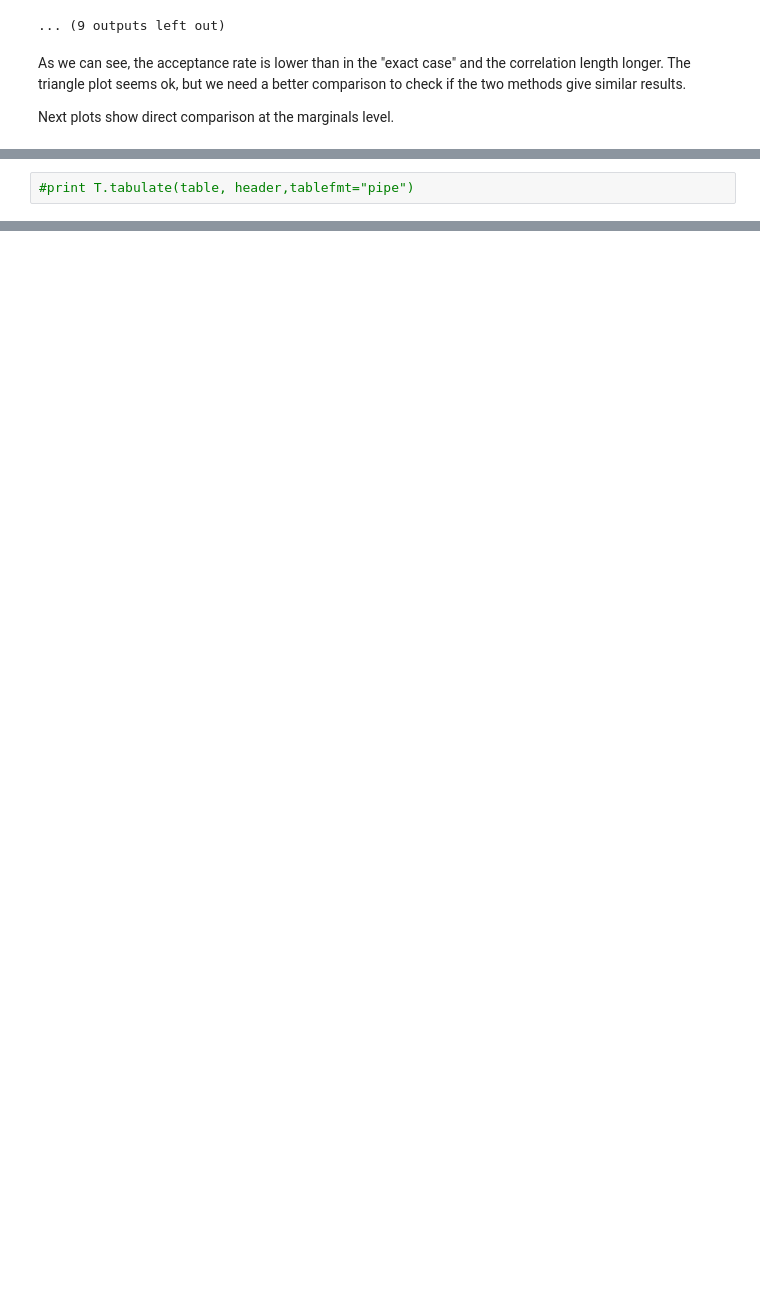
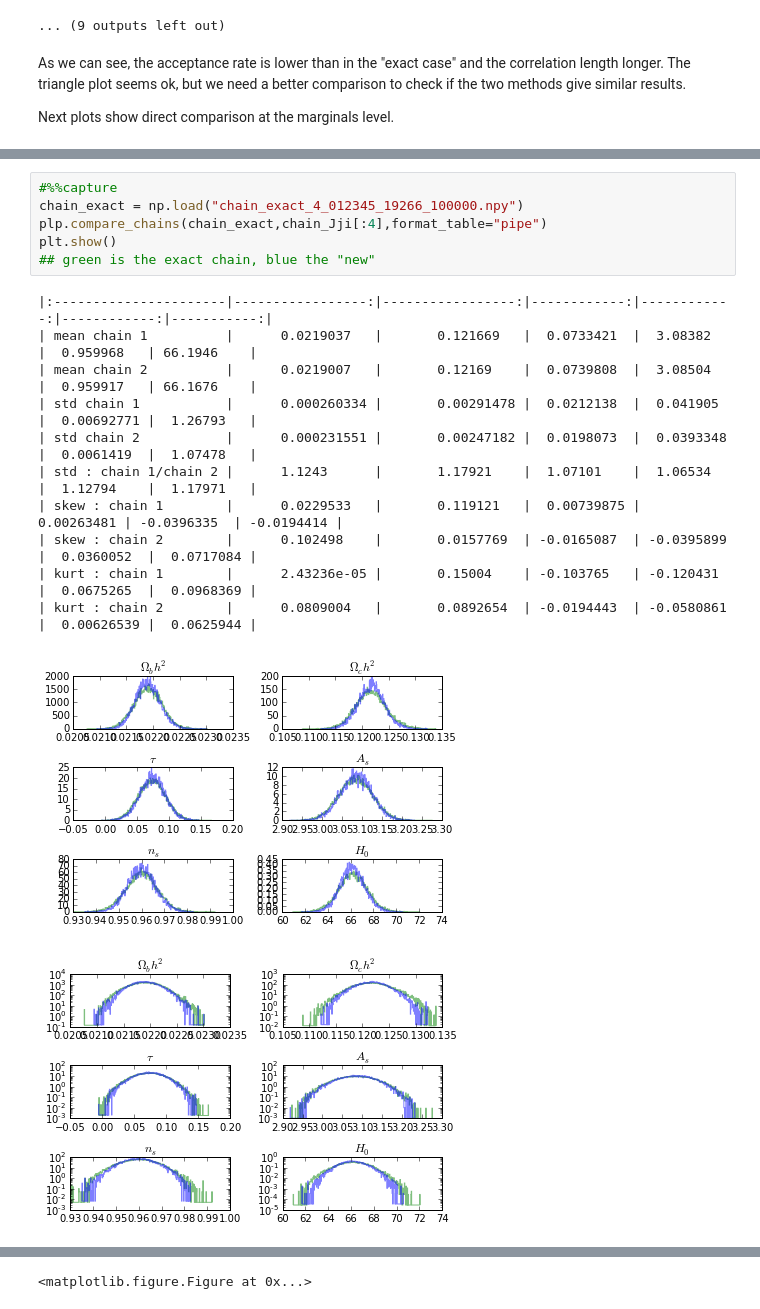
Before and after one commit to BenjaminRacine/ParameterSampling, a Jupyter notebook: Test_new_idea.ipynb, the cells around one changed output, grey strips where cells are left out. Cells and saved outputs as stored; diff of their text form; blank space fills up the shorter version.

```diff
--- a/Test_new_idea.ipynb
+++ b/Test_new_idea.ipynb
@@ -69,2 +59,19 @@ Next plots show direct comparison at the marginals level.
-# %%
-#print T.tabulate(table, header,tablefmt="pipe")
+# %%
+#%%capture
+chain_exact = np.load("chain_exact_4_012345_19266_100000.npy")
+plp.compare_chains(chain_exact,chain_Jji[:4],format_table="pipe")
+plt.show()
+## green is the exact chain, blue the "new"
+# %% [output]
+|:----------------------|-----------------:|-----------------:|------------:|------------:|------------:|-----------:|
+| mean chain 1          |      0.0219037   |       0.121669   |  0.0733421  |  3.08382    |  0.959968   | 66.1946    |
+| mean chain 2          |      0.0219007   |       0.12169    |  0.0739808  |  3.08504    |  0.959917   | 66.1676    |
+| std chain 1           |      0.000260334 |       0.00291478 |  0.0212138  |  0.041905   |  0.00692771 |  1.26793   |
+| std chain 2           |      0.000231551 |       0.00247182 |  0.0198073  |  0.0393348  |  0.0061419  |  1.07478   |
+| std : chain 1/chain 2 |      1.1243      |       1.17921    |  1.07101    |  1.06534    |  1.12794    |  1.17971   |
+| skew : chain 1        |      0.0229533   |       0.119121   |  0.00739875 |  0.00263481 | -0.0396335  | -0.0194414 |
+| skew : chain 2        |      0.102498    |       0.0157769  | -0.0165087  | -0.0395899  |  0.0360052  |  0.0717084 |
+| kurt : chain 1        |      2.43236e-05 |       0.15004    | -0.103765   | -0.120431   |  0.0675265  |  0.0968369 |
+| kurt : chain 2        |      0.0809004   |       0.0892654  | -0.0194443  | -0.0580861  |  0.00626539 |  0.0625944 |
+[figure, added]
+[figure, added]
@@ -71,3 +81,4 @@ Next plots show direct comparison at the marginals level.
+<matplotlib.figure.Figure at 0x...>
 # %% [markdown]
 As we can see, the exact method "suffers" from heavy tails and has a higher variance. Here are the mean values and std for a more quantitative comparison.
 
```
Also changed, not shown: parts of 14 cells of this notebook.
